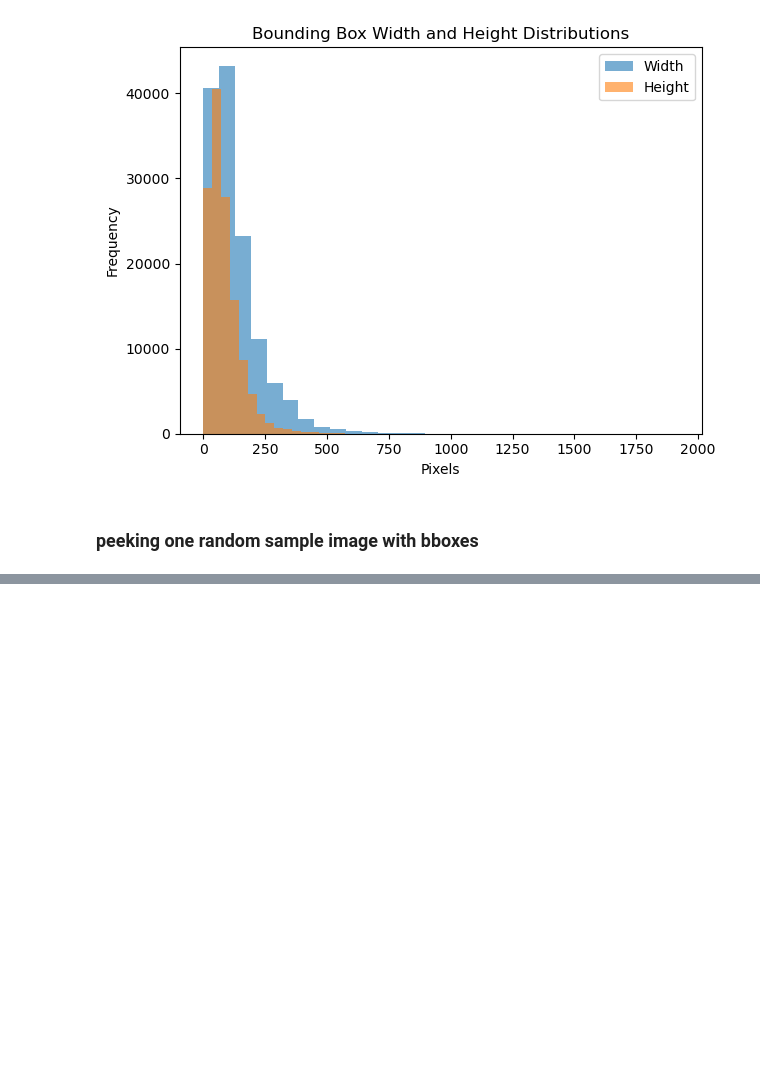
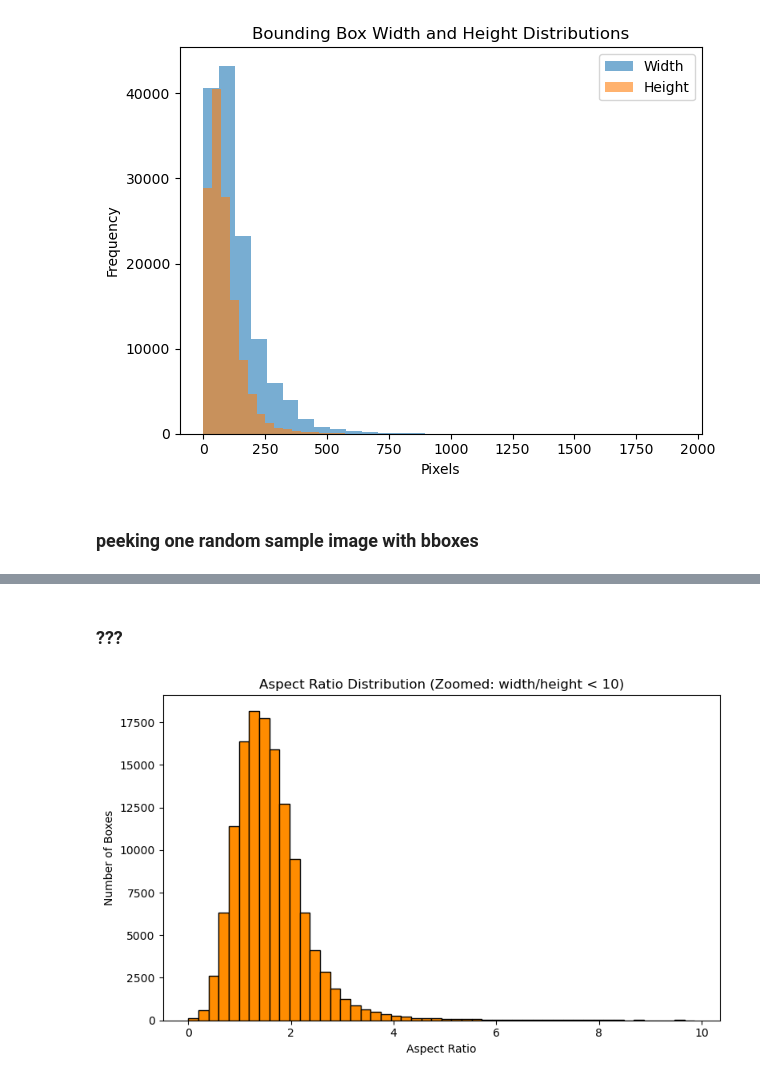
Before and after one commit to delfin-b/725-A2, a Jupyter notebook: EDA.ipynb, the cells around one changed output, grey strips where cells are left out. Saved outputs shown, nothing was run; the diff lists cells and outputs as text; code cells hidden in the pictures; blank space fills up the shorter version.

```diff
--- a/EDA.ipynb
+++ b/EDA.ipynb
@@ -118,0 +277,13 @@ else:
+# %% [markdown]
+### ???
+# %%
+# ZOOM IN on most common aspect ratios
+plt.figure(figsize=(8, 5))
+plt.hist(aspect_ratios[aspect_ratios < 10], bins=50, color='darkorange', edgecolor='black')
+plt.title("Aspect Ratio Distribution (Zoomed: width/height < 10)")
+plt.xlabel("Aspect Ratio")
+plt.ylabel("Number of Boxes")
+plt.tight_layout()
+plt.show()
+# %% [output]
+[figure, added]
```
Also changed, not shown: parts of 17 cells of this notebook, 9 other files.
